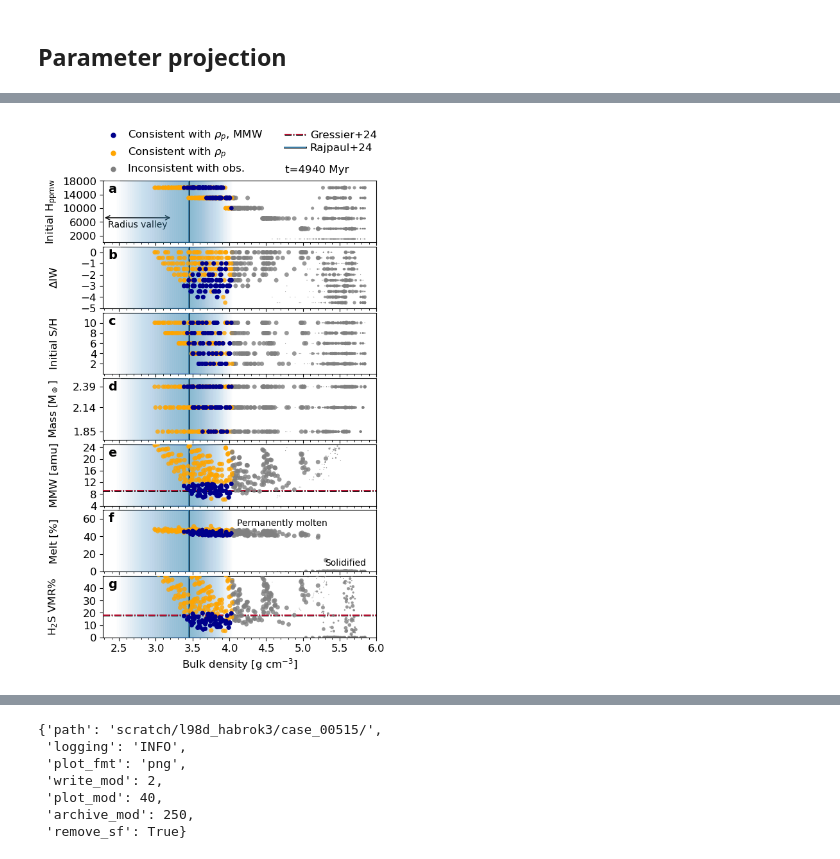
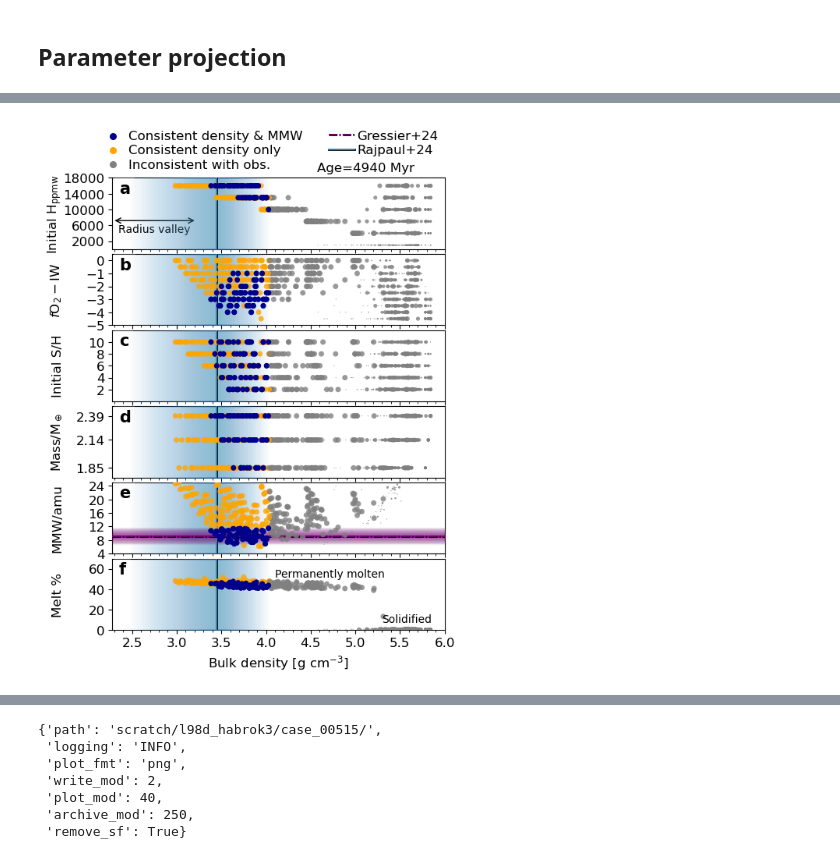
Before and after one commit to nichollsh/proteus_analysis, a Jupyter notebook: massradius_evolve.ipynb, the cells around one changed output, grey strips where cells are left out. Cells and saved outputs as stored; diff of their text form; code cells hidden in the pictures.

```diff
--- a/massradius_evolve.ipynb
+++ b/massradius_evolve.ipynb
@@ -542,7 +550,7 @@ def project(target_time:float, fmt='pdf', show=True,
     yobs.append( None )
 
     keys.append( "outgas.fO2_shift_IW" )
-    lbls.append( r"$\Delta$IW" )
+    lbls.append( r"$f\text{O}_2-\text{IW}$" )
     scls.append( 1.0 )
     lims.append( (-5, 0.5) )
     tcks.append( [-5, -4, -3, -2, -1, 0] )
@@ -556,32 +564,32 @@ def project(target_time:float, fmt='pdf', show=True,
     yobs.append( None )
 
     keys.append( "struct.mass_tot" )
-    lbls.append( r"Mass [M$_\oplus$]" )
+    lbls.append( r"Mass/M$_\oplus$" )
     scls.append( 1.0 )
     lims.append( (1.75, 2.49) )
     tcks.append( [1.85, 2.14, 2.39] )
     yobs.append( None )
 
     keys.append( "atm_kg_per_mol" )
-    lbls.append( r"MMW [amu]" )
+    lbls.append( r"MMW/amu" )
     scls.append( 1000.0 )
     lims.append( (4, 25) )
     tcks.append( [4, 8, 12, 16, 20, 24 ] )
-    yobs.append( 9.18 )
+    yobs.append( [9.18, 2.41, 2.51] )
 
     keys.append( "Phi_global" )
-    lbls.append( r"Melt [%]" )
+    lbls.append( r"Melt %" )
     scls.append( 100.0 )
     lims.append( (0, 70) )
     tcks.append( [0, 20, 40, 60] )
     yobs.append( None )
 
-    keys.append( "H2S_vmr" )
-    lbls.append( r"H$_2$S VMR%" )
-    scls.append( 100.0 )
-    lims.append( (0, 50) )
-    tcks.append( [0, 10, 20, 30, 40] )
-    yobs.append( 10**-0.74*100 )
+    # keys.append( "H2S_vmr" )
+    # lbls.append( r"H$_2$S VMR%" )
+    # scls.append( 100.0 )
+    # lims.append( (0, 50) )
+    # tcks.append( [0, 10, 20, 30, 40] )
+    # yobs.append( [10**-0.74*100] )
 
     # keys.append( "P_surf" )
     # lbls.append( r"P$_\text{surf}$" )
@@ -615,7 +623,7 @@ def project(target_time:float, fmt='pdf', show=True,
     # init plot
     figscale = 1.1
     nax = len(keys)
-    fig,axs = plt.subplots(nax, 1, figsize=(5*figscale,1.2*figscale*nax))
+    fig,axs = plt.subplots(nax, 1, figsize=(5*figscale,1.14*figscale*nax))
 
     # legend entries for scatter points
     def map_size(t):
@@ -628,12 +636,12 @@ def project(target_time:float, fmt='pdf', show=True,
     #                     c='k', alpha=al,  label="%.0f Myr"%(tnow/1e6))
 
     s = map_size(target_time)
-    axs[0].scatter([], [], s=s, c=c_rho_mmw, label=r"Consistent with $\rho_p$, MMW")
-    axs[0].scatter([], [], s=s, c=c_rho,     label=r"Consistent with $\rho_p$")
-    axs[0].scatter([], [], s=s, c=c_other,  label="Inconsistent with obs.")
+    axs[0].scatter([], [], s=s*1.2, c=c_rho_mmw, label="Consistent density & MMW")
+    axs[0].scatter([], [], s=s*1.2, c=c_rho,     label="Consistent density only")
+    axs[0].scatter([], [], s=s*1.2, c=c_other,   label="Inconsistent with obs.")
 
     # legend entry for free chemistry retrieval
-    fc_col = 'crimson'
+    fc_col = 'purple'
     fc_lw = lw
     fc_al = 1.0
     fc_ls = 'dashdot'
@@ -645,7 +653,7 @@ def project(target_time:float, fmt='pdf', show=True,
     for j in range(nax):
         key = keys[j]
         scl = scls[j]
-        axs[j].set_ylabel(lbls[j])
+        axs[j].set_ylabel(lbls[j], labelpad=0)
         xarr = []  # x vals
         yarr = []  # y vals
         sarr = []  # marker sizes
@@ -713,7 +721,14 @@ def project(target_time:float, fmt='pdf', show=True,
                 d = abs(x - rho_obs[lit_ref]["mu"])/rho_obs[lit_ref]["mu"] * 100.0 # pct difference
             else:
                 d = 1e99
-            darr.append([cnums[i],x,mmw,d])
+
+            # get value of extra variable
+            _vals = []
+            for _i in range(-30,-1,1):
+                _vals.append(get_val(confs[i], helps[i], "F_tidal", idx=_i))
+            val = np.amax(_vals)
+
+            darr.append([cnums[i],x,mmw,val,d,h])
 
             # store values
             s = map_size(t)
@@ -781,26 +796,43 @@ def project(target_time:float, fmt='pdf', show=True,
             axs[j].set_yticks(tcks[j])
 
         # add panel label in top left
-        axs[j].text(0.02, 0.96, f'{alphabet[j]}', fontsize=14, zorder=99, fontweight='bold',
+        axs[j].text(0.02, 0.96, f'{alphabet[j]}', fontsize=15, zorder=99, fontweight='bold',
                         horizontalalignment='left', verticalalignment='top', transform=axs[j].transAxes,
                         bbox=dict(facecolor='w', alpha=0.2, ec='none'))
 
         # draw free-chemistry retrieval line
         if yobs[j] is not None:
-            axs[j].axhline(yobs[j], color=fc_col, lw=fc_lw, ls=fc_ls, zorder=7,
+            y_med = yobs[j][0]
+            axs[j].axhline(y_med, color=fc_col, lw=fc_lw, ls=fc_ls, zorder=7,
                             alpha=fc_al, path_effects=[pe.Stroke(linewidth=2, foreground='k'), pe.Normal()])
+
+            if len(yobs[j]) == 3:
+                for i in range(1,nsamp):
+                    y_min = y_med - yobs[j][1] * i/nsamp
+                    y_max = y_med + yobs[j][2] * i/nsamp
+                    _param = {"mu":y_med, "sigm":yobs[j][1], "sigp":yobs[j][2]}
+
+                    _al = 0.9
+
+                    # right side
+                    height = gauss1d(y_med, _param) / gauss1d(y_med,_param)
+                    axs[j].fill_between([xmin, xmax], y_med, y_max, zorder=4, alpha=_al*height/nsamp, color=fc_col)
+
+                    # left side
+                    height = gauss1d(y_med, _param) / gauss1d(y_med, _param)
+                    axs[j].fill_between([xmin, xmax], y_min, y_med, zorder=4, alpha=_al*height/nsamp, color=fc_col)
 
         # remove ticks
         if j != nax-1:
             axs[j].set_xticklabels([])
 
     # add time annotation
-    axs[0].text(0.9,1.1,"t=%.0f Myr"%(target_time/1e6),
+    axs[0].text(0.91,1.06,"Age=%.0f Myr"%(target_time/1e6),
                     transform=axs[0].transAxes, ha='right', va='bottom')
 
     # add legend
-    axs[0].legend(loc='lower center',bbox_to_anchor=(0.5,0.98),
-                ncols=2, handletextpad=0.4, labelspacing=0.3, borderpad=0.3,
+    axs[0].legend(loc='lower left',bbox_to_anchor=(-0.07,0.96),
+                ncols=2, handletextpad=0.2, labelspacing=0.2, borderpad=0.3,
                 frameon=False, )
 
     # radius valley annotation
@@ -831,14 +863,24 @@ def project(target_time:float, fmt='pdf', show=True,
 
     # print ranking
     if print_ranked:
-        ind = np.argsort( darr[:,-1] )
+        ind = np.argsort( darr[:,3] )
         darr = darr[ind]
+        vals = []
         for i in range(len(darr)):
             cn  = darr[i,0]
             rho = darr[i,1]
             mmw = darr[i,2]
-            dst = darr[i,3]
-            print("Case %3d: rho = %.2f, mmw = %.1f, d = %.1f%%"%(cn, rho, mmw, dst))
+            val = darr[i,3]
+            dst = darr[i,4]
+            match = darr[i,5]
+            if not match:
+                continue
+
+            vals.append(val)
+            print("Case %3d: rho = %.2f, dst = %.1f%%, mmw = %.1f, val = %g,  %s"%(cn, rho, dst, mmw, val, match))
+
+        print(f"Val range:  {np.amin(vals)} -- {np.amax(vals)}")
+        print(f"Val median: {np.median(vals)}")
 
 # nframes = 70
 # for i,t in enumerate(np.linspace(50e6, 5e9, nframes)):
@@ -868 +909 @@ Plotting H2S_vmr
-[figure, old version]
+[figure, new version]
```
Also changed, not shown: parts of 3 cells of this notebook, 6 other files.
